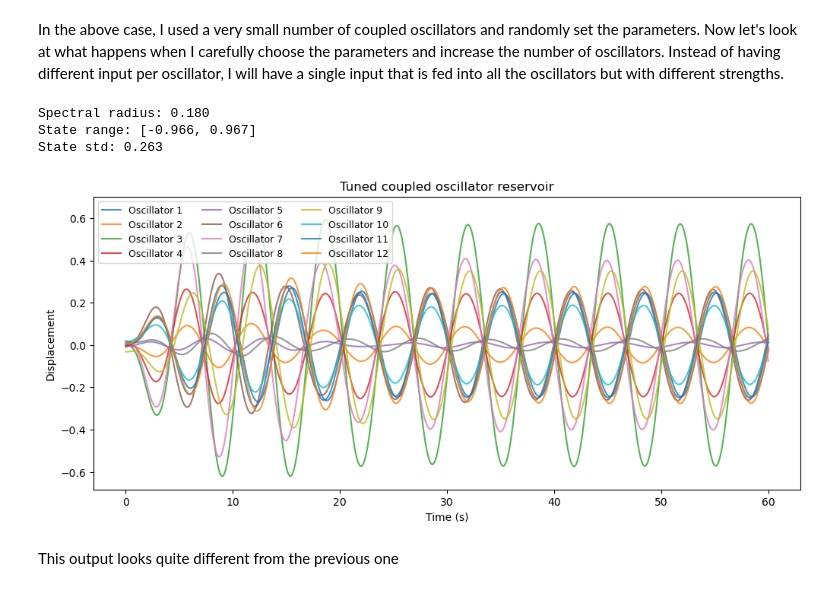
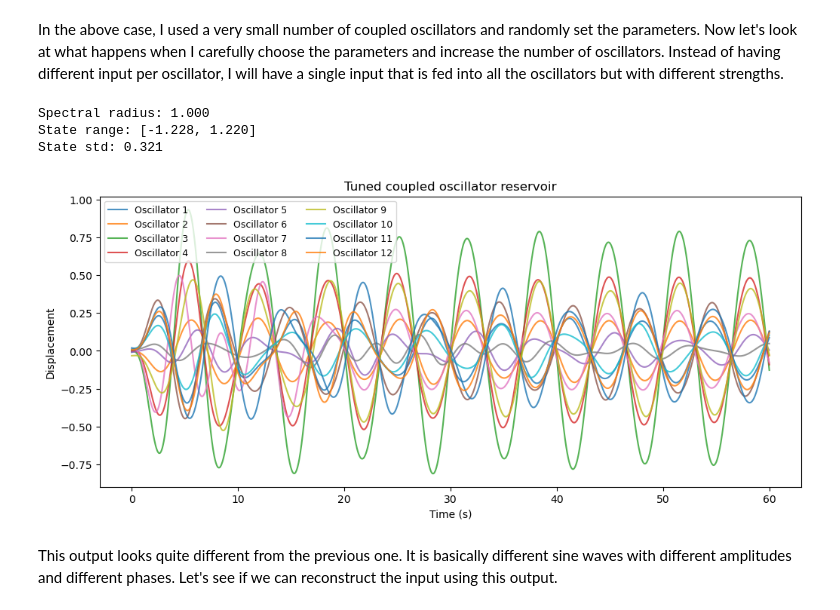
Before and after one commit to apoorvakhairnar/the_curious_notebook, a Jupyter notebook: modules/dynamics_that_compute/01_coupled_oscillator_reservoir/notebook.ipynb, the cells around one changed output. Drawn from its saved outputs; the diff is of its cells as text; code cells hidden in the pictures.

```diff
--- a/modules/dynamics_that_compute/01_coupled_oscillator_reservoir/notebook.ipynb
+++ b/modules/dynamics_that_compute/01_coupled_oscillator_reservoir/notebook.ipynb
@@ -217,7 +217,7 @@ plt.show()
 In the above case, I used a very small number of coupled oscillators and randomly set the parameters. Now let's look at what happens when I carefully choose the parameters and increase the number of oscillators. Instead of having different input per oscillator, I will have a single input that is fed into all the oscillators but with different strengths.
 # %%
 def drive_signal(t, omega_d):
-    return np.sin(omega_d * t) #+ 0.25 * np.sin(2.1 * omega_d * t + 0.4)
+    return np.sin(omega_d * t)
 
 def coupled_oscillators(t, y, k_matrix, m, beta_matrix, F0, omega_d, F_matrix, c_matrix):
     N = len(y) // 2
@@ -245,20 +245,17 @@ omega_n = rng.uniform(1.0, 1.3, N)
 k_matrix = np.diag(m * omega_n**2)
 
 omega_d = 0.95
-F0 = 0.35
+F0 = 1.0
 F_matrix = rng.uniform(-1.0, 1.0, N)
 
 seed = 268
 rng = np.random.default_rng(seed)
-c_matrix = rng.uniform(0.0, 0.03, (N, N))
-mask = rng.random((N, N)) < 0.06
-np.fill_diagonal(mask, False)
+c_matrix = rng.uniform(0.0, 2, (N, N))
+mask = rng.random((N, N)) < 0.1
 c_matrix = c_matrix * mask
-c_matrix = 0.5 * (c_matrix + c_matrix.T)
-np.fill_diagonal(c_matrix, 0.0) # Remove self-coupling
 
 raw_radius = max(abs(np.linalg.eigvals(c_matrix)))
-target_spectral_radius = 0.18
+target_spectral_radius = 0.999999
 if raw_radius > 0:
     c_matrix *= target_spectral_radius / raw_radius
 spectral_radius = max(abs(np.linalg.eigvals(c_matrix)))
@@ -269,37 +266,37 @@ t_span = (0.0, 60.0)
 t_eval = np.linspace(*t_span, 3000)
 
 sol = solve_ivp(
     coupled_oscillators,
     t_span,
     y0,
     args=(k_matrix, m, beta_matrix, F0, omega_d, F_matrix, c_matrix),
     t_eval=t_eval,
     max_step=0.05,
     rtol=1e-6,
     atol=1e-8,
  )
 
 assert sol.success, sol.message
 X = sol.y[:N].T
 input_trace = drive_signal(sol.t, omega_d)
 
 print(f"Spectral radius: {spectral_radius:.3f}")
 print(f"State range: [{X.min():.3f}, {X.max():.3f}]")
 print(f"State std: {X.std():.3f}")
 
 fig, ax = plt.subplots(1, 1, figsize=(12, 5))
 for i in range(12):
     ax.plot(sol.t, X[:, i], label=f"Oscillator {i + 1}", alpha=0.8)
 ax.set_title("Tuned coupled oscillator reservoir")
 ax.set_xlabel("Time (s)")
 ax.set_ylabel("Displacement")
 ax.legend(ncol=3, fontsize=9)
 plt.show()
 # %% [output]
-Spectral radius: 0.180
-State range: [-0.966, 0.967]
-State std: 0.263
+Spectral radius: 1.000
+State range: [-1.228, 1.220]
+State std: 0.321
-[figure, old version]
+[figure, new version]
 # %% [markdown]
-This output looks quite different from the previous one
+This output looks quite different from the previous one. It is basically different sine waves with different amplitudes and different phases. Let's see if we can reconstruct the input using this output.
 # %%
```
Also changed, not shown: parts of 3 cells of this notebook.
